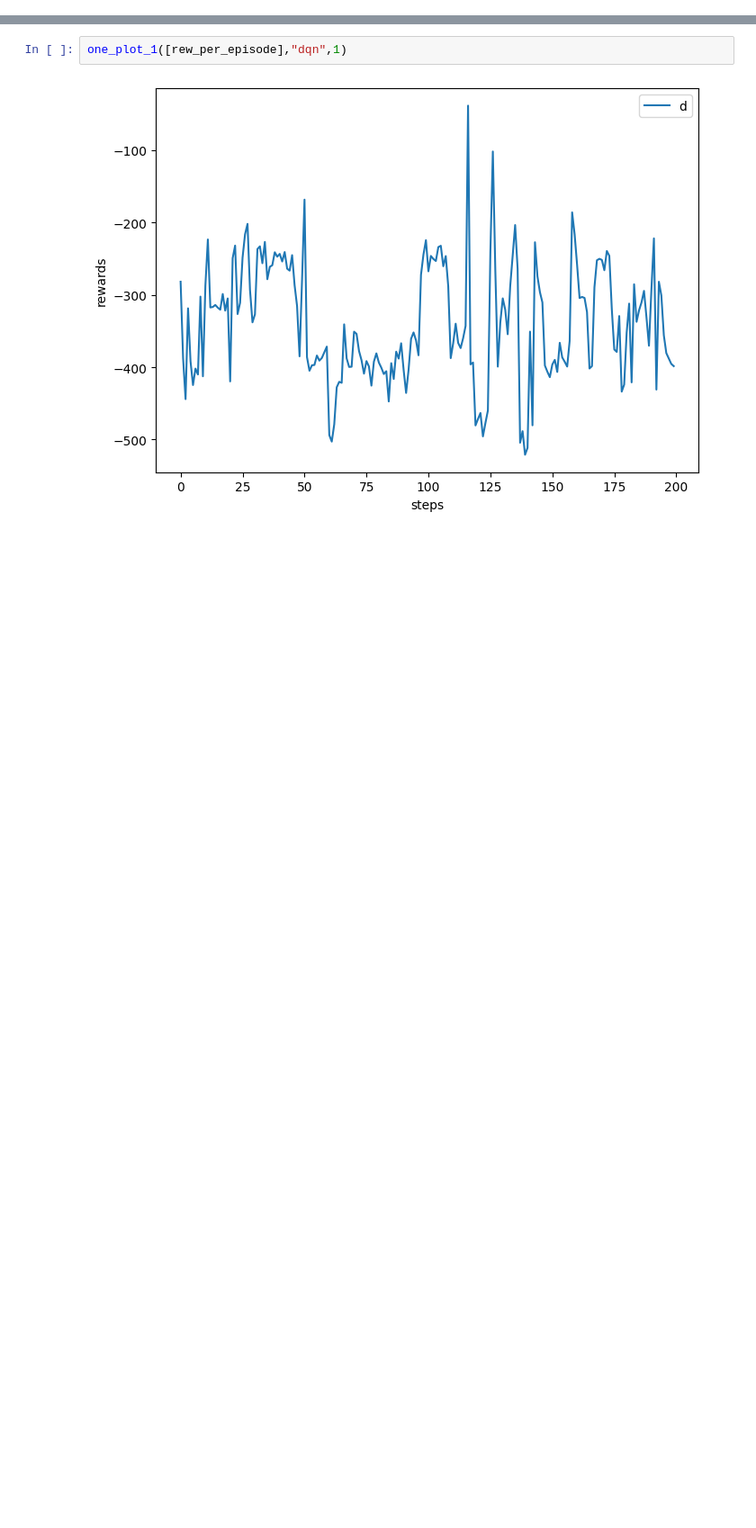
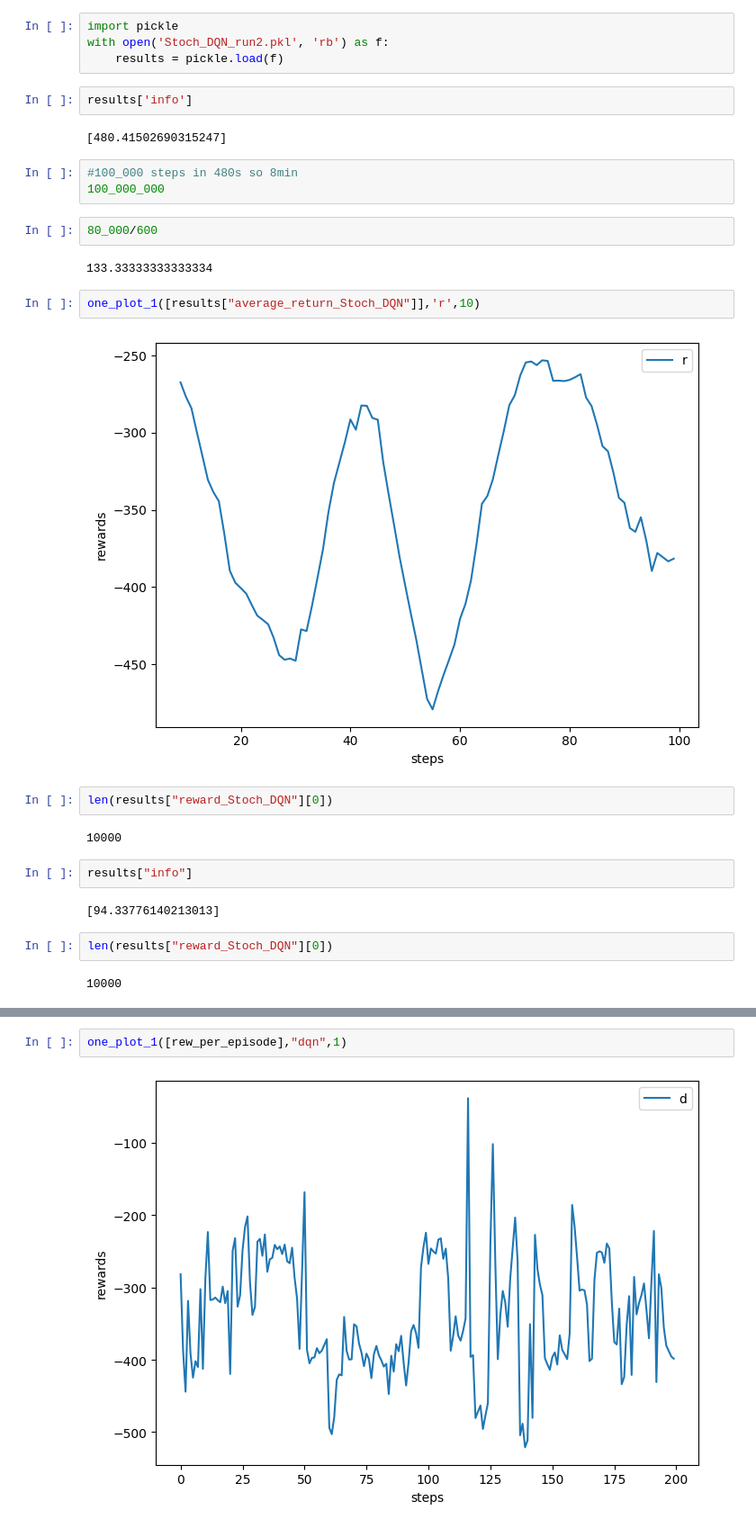
Before and after one commit to Tarik-com/Stochastic-Q-learning, a Jupyter notebook: Experiments.ipynb, the cells around one changed output, grey strips where cells are left out. Shown at 90% size. Saved outputs shown, nothing was run; the diff lists cells and outputs as text; blank space fills up the shorter version.

```diff
--- a/Experiments.ipynb
+++ b/Experiments.ipynb
@@ -29,0 +47,31 @@ one_plot_1([rew_per_episode_DQN,rew_per_episode_DDQN],["dqn","ddqn"],1)
+# %%
+import pickle
+with open('Stoch_DQN_run2.pkl', 'rb') as f:
+    results = pickle.load(f)
+# %%
+results['info']
+# %% [output]
+[480.41502690315247]
+# %%
+#100_000 steps in 480s so 8min
+100_000_000
+# %%
+80_000/600
+# %% [output]
+133.33333333333334
+# %%
+one_plot_1([results["average_return_Stoch_DQN"]],'r',10)
+# %% [output]
+[figure, added]
+# %%
+len(results["reward_Stoch_DQN"][0])
+# %% [output]
+10000
+# %%
+results["info"]
+# %% [output]
+[94.33776140213013]
+# %%
+len(results["reward_Stoch_DQN"][0])
+# %% [output]
+10000
```
Also changed, not shown: parts of 13 cells of this notebook, 5 other files.
